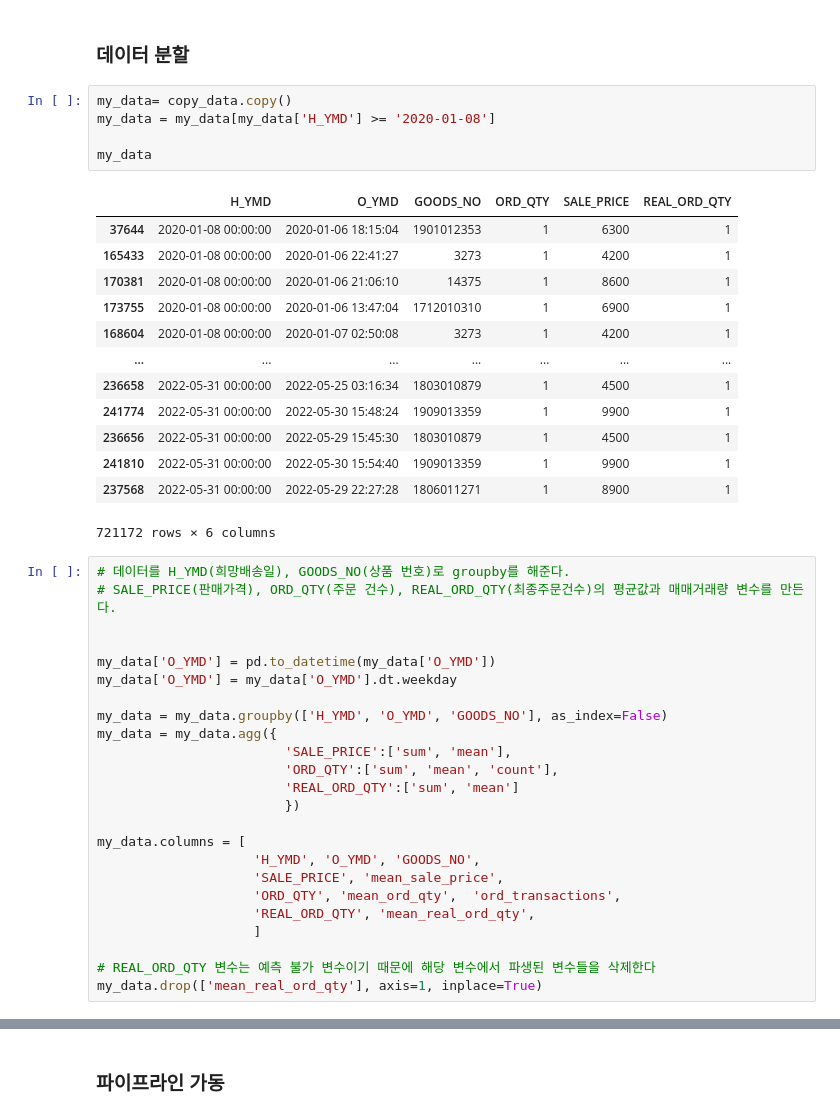
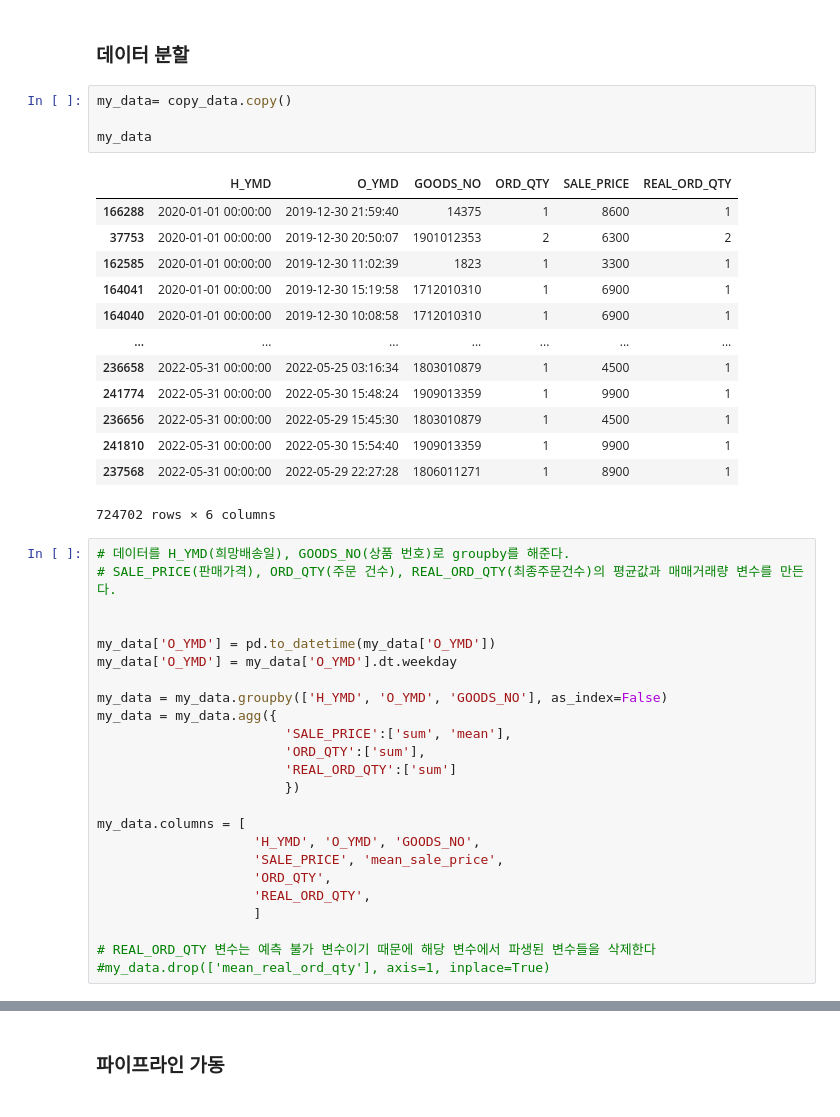
Before and after one commit to olsunghyun0416/Dongwon_Project, a Jupyter notebook: 더반찬_서비스구축/더반찬_캐글_파이프라인.ipynb, the cells around one changed output, grey strips where cells are left out. Cells and saved outputs as stored; diff of their text form.

```diff
--- a/더반찬_서비스구축/더반찬_캐글_파이프라인.ipynb
+++ b/더반찬_서비스구축/더반찬_캐글_파이프라인.ipynb
@@ -290,23 +225,22 @@ def DBC_PIPELINE(df):
 ### 데이터 분할
 # %%
 my_data= copy_data.copy()
-my_data = my_data[my_data['H_YMD'] >= '2020-01-08']
 
 my_data
 # %% [output]
 |  | H_YMD | O_YMD | GOODS_NO | ORD_QTY | SALE_PRICE | REAL_ORD_QTY |
-| 37644 | 2020-01-08 00:00:00 | 2020-01-06 18:15:04 | 1901012353 | 1 | 6300 | 1 |
-| 165433 | 2020-01-08 00:00:00 | 2020-01-06 22:41:27 | 3273 | 1 | 4200 | 1 |
-| 170381 | 2020-01-08 00:00:00 | 2020-01-06 21:06:10 | 14375 | 1 | 8600 | 1 |
-| 173755 | 2020-01-08 00:00:00 | 2020-01-06 13:47:04 | 1712010310 | 1 | 6900 | 1 |
-| 168604 | 2020-01-08 00:00:00 | 2020-01-07 02:50:08 | 3273 | 1 | 4200 | 1 |
+| 166288 | 2020-01-01 00:00:00 | 2019-12-30 21:59:40 | 14375 | 1 | 8600 | 1 |
+| 37753 | 2020-01-01 00:00:00 | 2019-12-30 20:50:07 | 1901012353 | 2 | 6300 | 2 |
+| 162585 | 2020-01-01 00:00:00 | 2019-12-30 11:02:39 | 1823 | 1 | 3300 | 1 |
+| 164041 | 2020-01-01 00:00:00 | 2019-12-30 15:19:58 | 1712010310 | 1 | 6900 | 1 |
+| 164040 | 2020-01-01 00:00:00 | 2019-12-30 10:08:58 | 1712010310 | 1 | 6900 | 1 |
 | ... | ... | ... | ... | ... | ... | ... |
 | 236658 | 2022-05-31 00:00:00 | 2022-05-25 03:16:34 | 1803010879 | 1 | 4500 | 1 |
 | 241774 | 2022-05-31 00:00:00 | 2022-05-30 15:48:24 | 1909013359 | 1 | 9900 | 1 |
 | 236656 | 2022-05-31 00:00:00 | 2022-05-29 15:45:30 | 1803010879 | 1 | 4500 | 1 |
 | 241810 | 2022-05-31 00:00:00 | 2022-05-30 15:54:40 | 1909013359 | 1 | 9900 | 1 |
 | 237568 | 2022-05-31 00:00:00 | 2022-05-29 22:27:28 | 1806011271 | 1 | 8900 | 1 |
-721172 rows × 6 columns
+724702 rows × 6 columns
 # %%
 # 데이터를 H_YMD(희망배송일), GOODS_NO(상품 번호)로 groupby를 해준다.
 # SALE_PRICE(판매가격), ORD_QTY(주문 건수), REAL_ORD_QTY(최종주문건수)의 평균값과 매매거래량 변수를 만든다.
@@ -318,16 +252,16 @@ my_data['O_YMD'] = my_data['O_YMD'].dt.weekday
 my_data = my_data.groupby(['H_YMD', 'O_YMD', 'GOODS_NO'], as_index=False)
 my_data = my_data.agg({
                         'SALE_PRICE':['sum', 'mean'],
-                        'ORD_QTY':['sum', 'mean', 'count'],
-                        'REAL_ORD_QTY':['sum', 'mean']
+                        'ORD_QTY':['sum'],
+                        'REAL_ORD_QTY':['sum']
                         })
 
 my_data.columns = [
                     'H_YMD', 'O_YMD', 'GOODS_NO',
                     'SALE_PRICE', 'mean_sale_price',
-                    'ORD_QTY', 'mean_ord_qty',  'ord_transactions',
-                    'REAL_ORD_QTY', 'mean_real_ord_qty',
+                    'ORD_QTY',
+                    'REAL_ORD_QTY',
                     ]
 
 # REAL_ORD_QTY 변수는 예측 불가 변수이기 때문에 해당 변수에서 파생된 변수들을 삭제한다
-my_data.drop(['mean_real_ord_qty'], axis=1, inplace=True)
+#my_data.drop(['mean_real_ord_qty'], axis=1, inplace=True)
```
Also changed, not shown: parts of 26 cells of this notebook, 6 other files.
